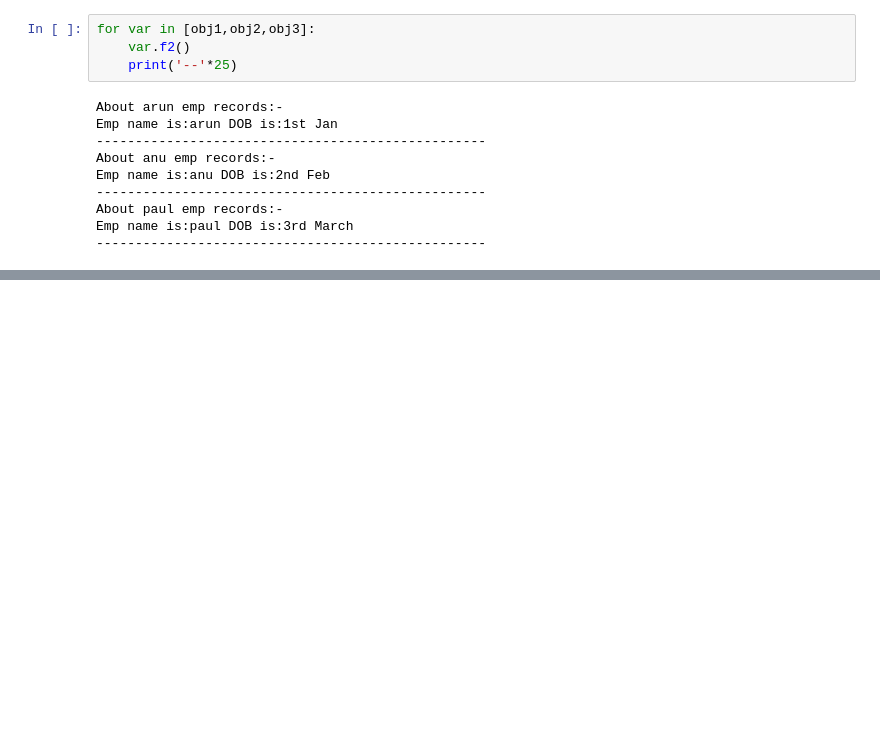
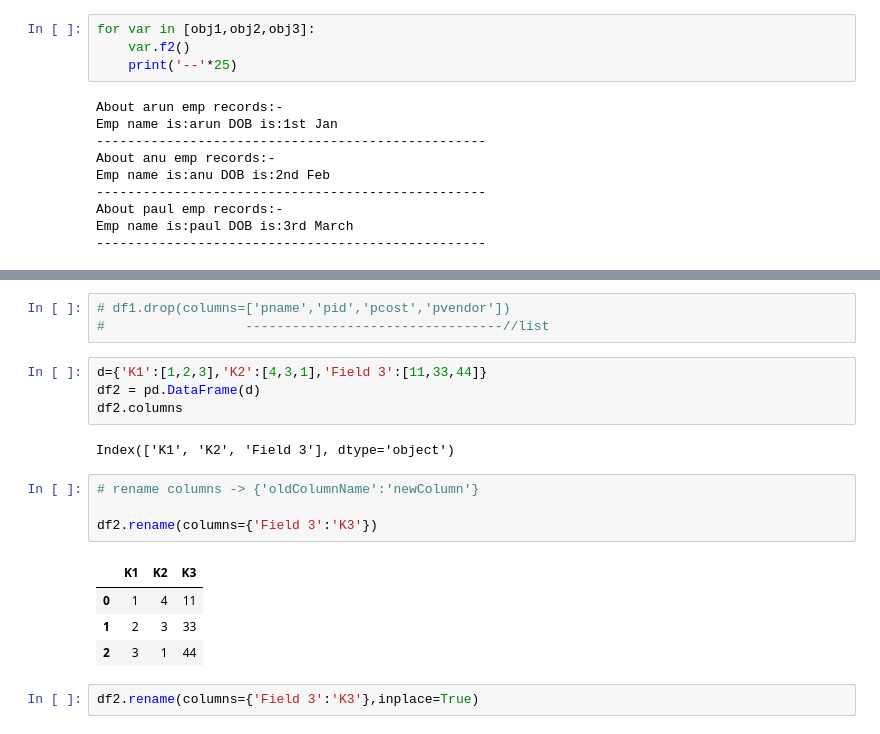
Before and after one commit to pakarthikstudent/DataEngineering__MLOps, a Jupyter notebook: DAY1/DE-1.ipynb, the cells around one changed output, grey strips where cells are left out. Saved outputs shown, nothing was run; the diff lists cells and outputs as text; blank space fills up the shorter version.

```diff
--- a/DAY1/DE-1.ipynb
+++ b/DAY1/DE-1.ipynb
@@ -502,0 +914,20 @@ Emp name is:paul DOB is:3rd March
+# %%
+# df1.drop(columns=['pname','pid','pcost','pvendor'])
+#                  ---------------------------------//list
+# %%
+d={'K1':[1,2,3],'K2':[4,3,1],'Field 3':[11,33,44]}
+df2 = pd.DataFrame(d)
+df2.columns
+# %% [output]
+Index(['K1', 'K2', 'Field 3'], dtype='object')
+# %%
+# rename columns -> {'oldColumnName':'newColumn'}
+
+df2.rename(columns={'Field 3':'K3'})
+# %% [output]
+|  | K1 | K2 | K3 |
+| 0 | 1 | 4 | 11 |
+| 1 | 2 | 3 | 33 |
+| 2 | 3 | 1 | 44 |
+# %%
+df2.rename(columns={'Field 3':'K3'},inplace=True)
```
Also changed, not shown: parts of 62 cells of this notebook.
